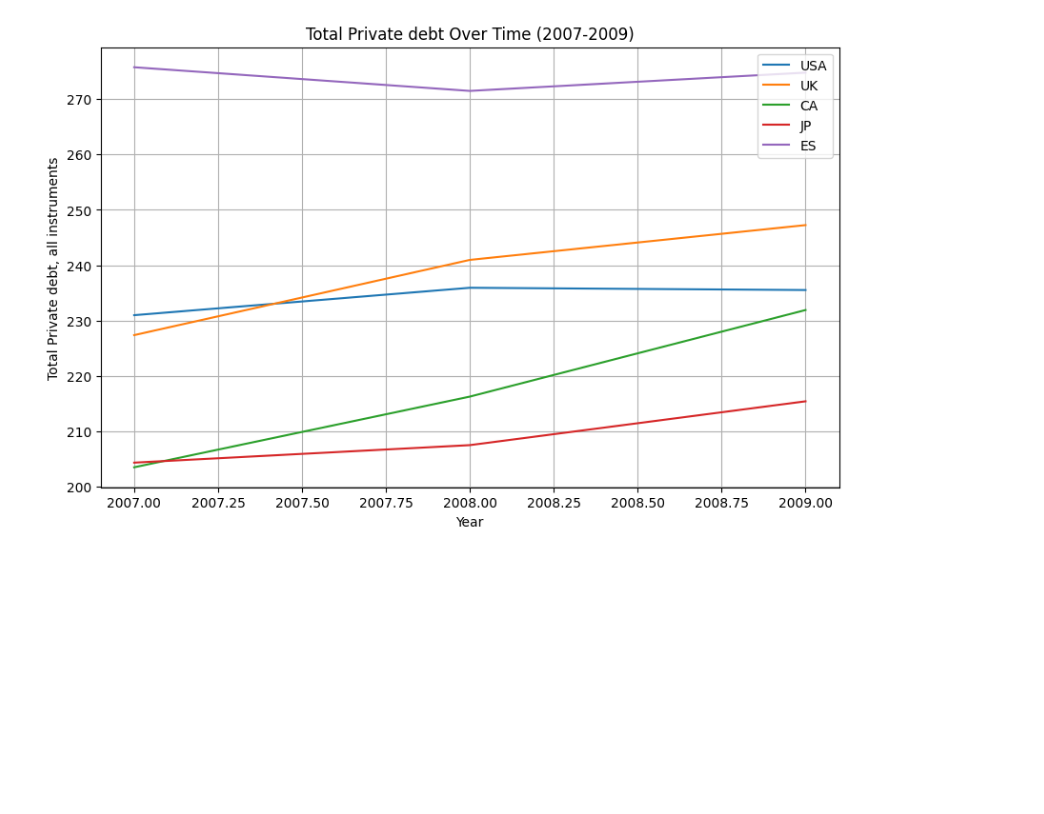
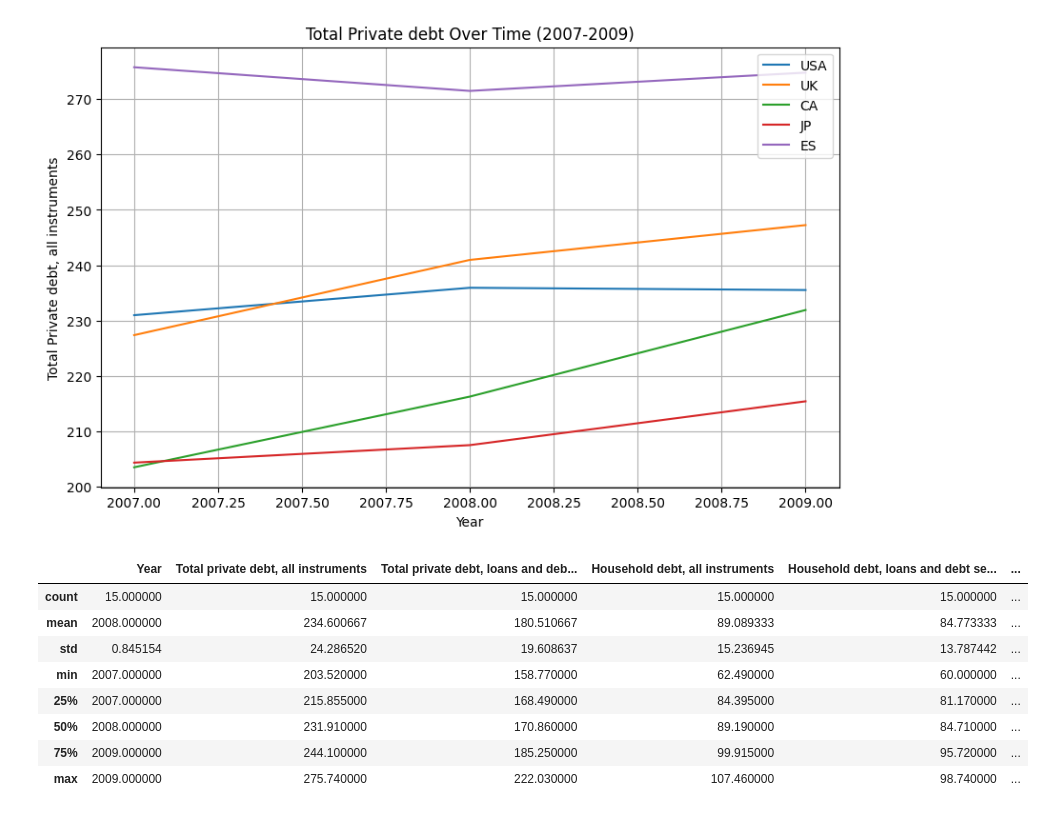
Before and after one commit to miguelorduna360-alt/Debt, a Jupyter notebook: GlobalDebtDataset.ipynb, the cells around one changed output. Drawn from its saved outputs; the diff is of its cells as text; code cells hidden in the pictures; blank space fills up the shorter version.

```diff
--- a/GlobalDebtDataset.ipynb
+++ b/GlobalDebtDataset.ipynb
@@ -223,4 +222,14 @@ plt.show()
 # %% [output]
 [figure]
 # %%
-filteredDebt_df
+filteredDebt_df.describe()
+# %% [output]
+|  | Year | Total private debt, all instruments | Total private debt, loans and deb... | Household debt, all instruments | Household debt, loans and debt se... | ... |
+| count | 15.000000 | 15.000000 | 15.000000 | 15.000000 | 15.000000 | ... |
+| mean | 2008.000000 | 234.600667 | 180.510667 | 89.089333 | 84.773333 | ... |
+| std | 0.845154 | 24.286520 | 19.608637 | 15.236945 | 13.787442 | ... |
+| min | 2007.000000 | 203.520000 | 158.770000 | 62.490000 | 60.000000 | ... |
+| 25% | 2007.000000 | 215.855000 | 168.490000 | 84.395000 | 81.170000 | ... |
+| 50% | 2008.000000 | 231.910000 | 170.860000 | 89.190000 | 84.710000 | ... |
+| 75% | 2009.000000 | 244.100000 | 185.250000 | 99.915000 | 95.720000 | ... |
+| max | 2009.000000 | 275.740000 | 222.030000 | 107.460000 | 98.740000 | ... |
```
Also changed, not shown: parts of 3 cells of this notebook.
